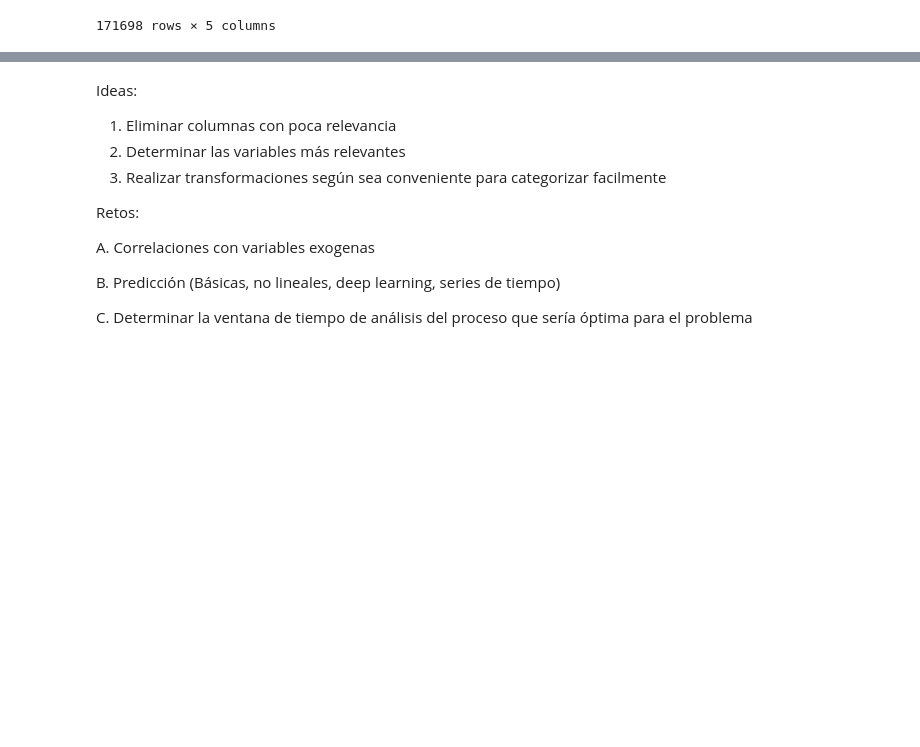
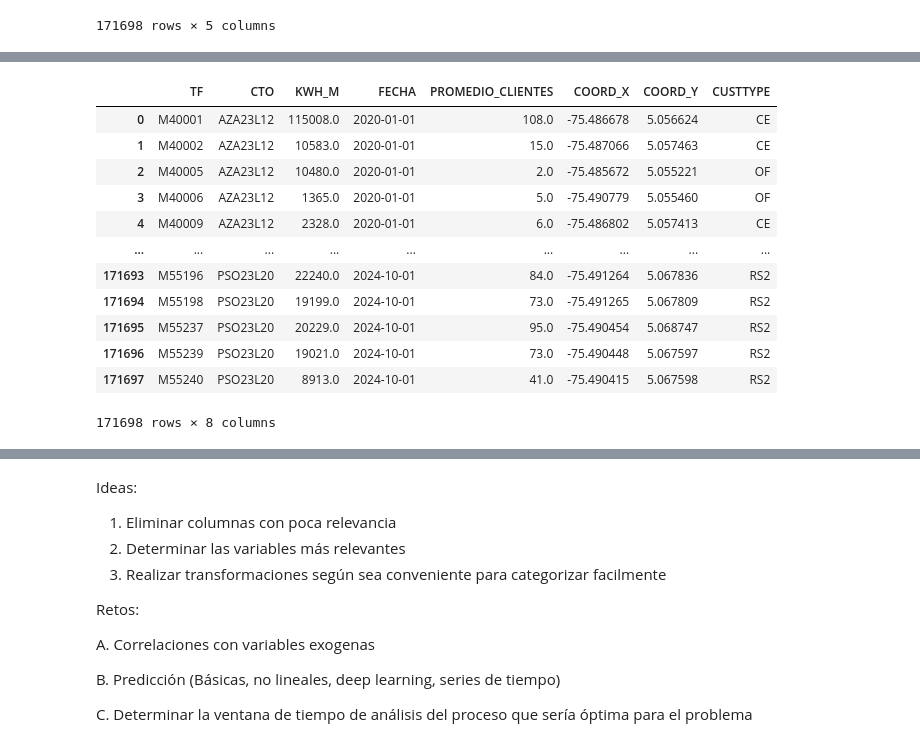
Before and after one commit to alvillegasru/Proyeccion_Energia, a Jupyter notebook: Cuaderno/ProyeccionDemanda.ipynb, the cells around one changed output, grey strips where cells are left out. Drawn from its saved outputs; the diff is of its cells as text; code cells hidden in the pictures; blank space fills up the shorter version.

```diff
--- a/Cuaderno/ProyeccionDemanda.ipynb
+++ b/Cuaderno/ProyeccionDemanda.ipynb
@@ -151,3 +157,7 @@ df_merged
 | 171696 | M55239 | PSO23L20 | 19021.0 | 2024-10-01 | 73.0 |
 | 171697 | M55240 | PSO23L20 | 8913.0 | 2024-10-01 | 41.0 |
 171698 rows × 5 columns
+# %%
+ubicacion= pd.read_csv('/content/Proyeccion_Energia/Databases/Crecimiento Poblacional/Trafo_Estrato_Coordenada.csv',sep=';')
+# %%
+ubicacion.drop(columns=['MAX_ESTRATO'],inplace=True)
@@ -153,0 +180,18 @@ df_merged
+# %%
+df_merged2=pd.merge(df_merged,ubicacion,left_on=['TF','CTO'],right_on=['CODIGO','CIRCUITO'],how='left')
+df_merged2.drop(columns=['CODIGO','CIRCUITO'],inplace=True)
+df_merged2
+# %% [output]
+|  | TF | CTO | KWH_M | FECHA | PROMEDIO_CLIENTES | COORD_X | COORD_Y | CUSTTYPE |
+| 0 | M40001 | AZA23L12 | 115008.0 | 2020-01-01 | 108.0 | -75.486678 | 5.056624 | CE |
+| 1 | M40002 | AZA23L12 | 10583.0 | 2020-01-01 | 15.0 | -75.487066 | 5.057463 | CE |
+| 2 | M40005 | AZA23L12 | 10480.0 | 2020-01-01 | 2.0 | -75.485672 | 5.055221 | OF |
+| 3 | M40006 | AZA23L12 | 1365.0 | 2020-01-01 | 5.0 | -75.490779 | 5.055460 | OF |
+| 4 | M40009 | AZA23L12 | 2328.0 | 2020-01-01 | 6.0 | -75.486802 | 5.057413 | CE |
+| ... | ... | ... | ... | ... | ... | ... | ... | ... |
+| 171693 | M55196 | PSO23L20 | 22240.0 | 2024-10-01 | 84.0 | -75.491264 | 5.067836 | RS2 |
+| 171694 | M55198 | PSO23L20 | 19199.0 | 2024-10-01 | 73.0 | -75.491265 | 5.067809 | RS2 |
+| 171695 | M55237 | PSO23L20 | 20229.0 | 2024-10-01 | 95.0 | -75.490454 | 5.068747 | RS2 |
+| 171696 | M55239 | PSO23L20 | 19021.0 | 2024-10-01 | 73.0 | -75.490448 | 5.067597 | RS2 |
+| 171697 | M55240 | PSO23L20 | 8913.0 | 2024-10-01 | 41.0 | -75.490415 | 5.067598 | RS2 |
+171698 rows × 8 columns
```
Also changed, not shown: parts of 3 cells of this notebook.
